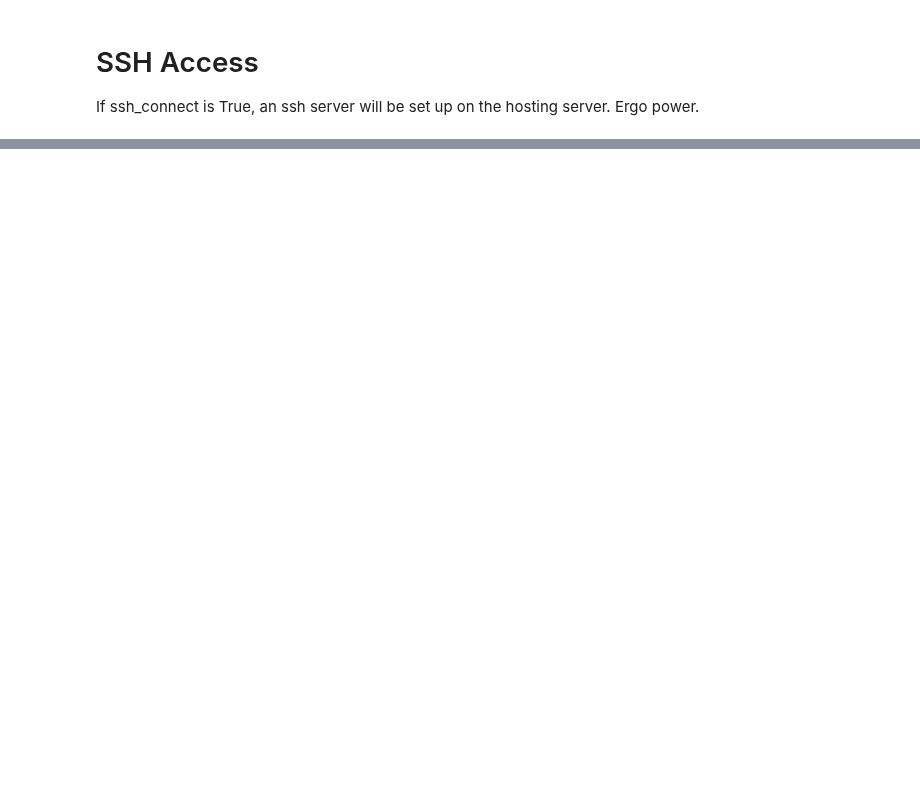
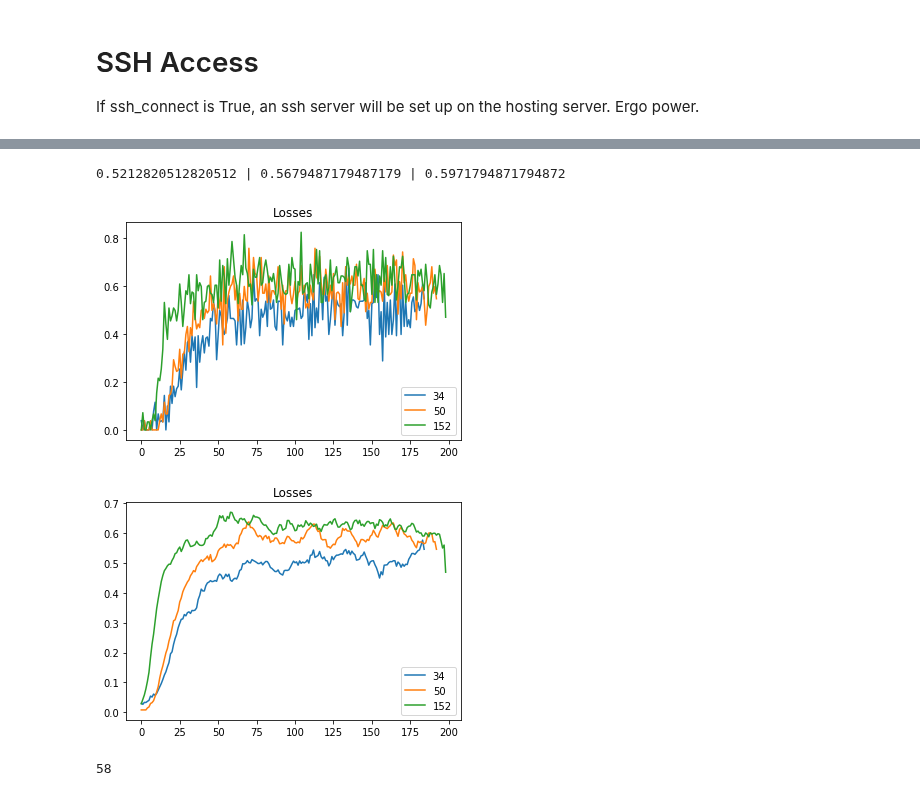
Before and after one commit to kennethac/ASL-Translator, a Jupyter notebook: custom-fingerspelling/custom_fingerspelling.ipynb, the cells around one changed output, grey strips where cells are left out. Drawn from its saved outputs; the diff is of its cells as text; code cells hidden in the pictures; blank space fills up the shorter version.

Commit message:
Shows that the larger model actually does decrease in quality over time... overfitting is bad on the large model seems like.

```diff
--- a/custom-fingerspelling/custom_fingerspelling.ipynb
+++ b/custom-fingerspelling/custom_fingerspelling.ipynb
@@ -422,0 +421,4 @@ if ssh_connect:
+# %%
+resnet34_path = "/content/gdrive/My Drive/CS474 Final Project/CustomFingerspelling/Models2/resnet34.mod"
+resnet50_path = "/content/gdrive/My Drive/CS474 Final Project/CustomFingerspelling/Models3/resnet50.mod"
+resnet152_path = "/content/gdrive/My Drive/CS474 Final Project/CustomFingerspelling/Models4/resnet152.mod"
@@ -422,0 +433,4 @@ if ssh_connect:
+# %%
+rn34_data = torch.load(resnet34_path)
+rn50_data = torch.load(resnet50_path)
+rn152_data = torch.load(resnet152_path)
@@ -422,0 +439,4 @@ if ssh_connect:
+# %%
+rn34_accs = list(zip(*rn34_data["valid_acc"]))[1]
+rn50_accs = list(zip(*rn50_data["valid_acc"]))[1]
+rn152_accs = list(zip(*rn152_data["valid_acc"]))[1]
@@ -422,0 +447,29 @@ if ssh_connect:
+# %%
+print("{} | {} | {}".format(rn34_acc, rn50_acc, rn152_acc))
+# %% [output]
+0.5212820512820512 | 0.5679487179487179 | 0.5971794871794872
+# %%
+rn34_smooth = [np.average(rn34_accs[i:i+10]) for i in range(len(rn34_accs))]
+rn50_smooth = [np.average(rn50_accs[i:i+10]) for i in range(len(rn50_accs))]
+rn152_smooth = [np.average(rn152_accs[i:i+10]) for i in range(len(rn152_accs))]
+# %%
+plt.title("Losses")
+plt.plot(rn34_accs, label="34")
+plt.plot(rn50_accs, label="50")
+plt.plot(rn152_accs, label="152")
+plt.legend(loc="lower right")
+plt.show()
+
+plt.title("Losses")
+plt.plot(rn34_smooth, label="34")
+plt.plot(rn50_smooth, label="50")
+plt.plot(rn152_smooth, label="152")
+plt.legend(loc="lower right")
+plt.show()
+# %% [output]
+[figure, added]
+[figure, added]
+# %%
+np.argmax(rn152_smooth)
+# %% [output]
+58
```
Also changed, not shown: parts of 12 cells of this notebook.
